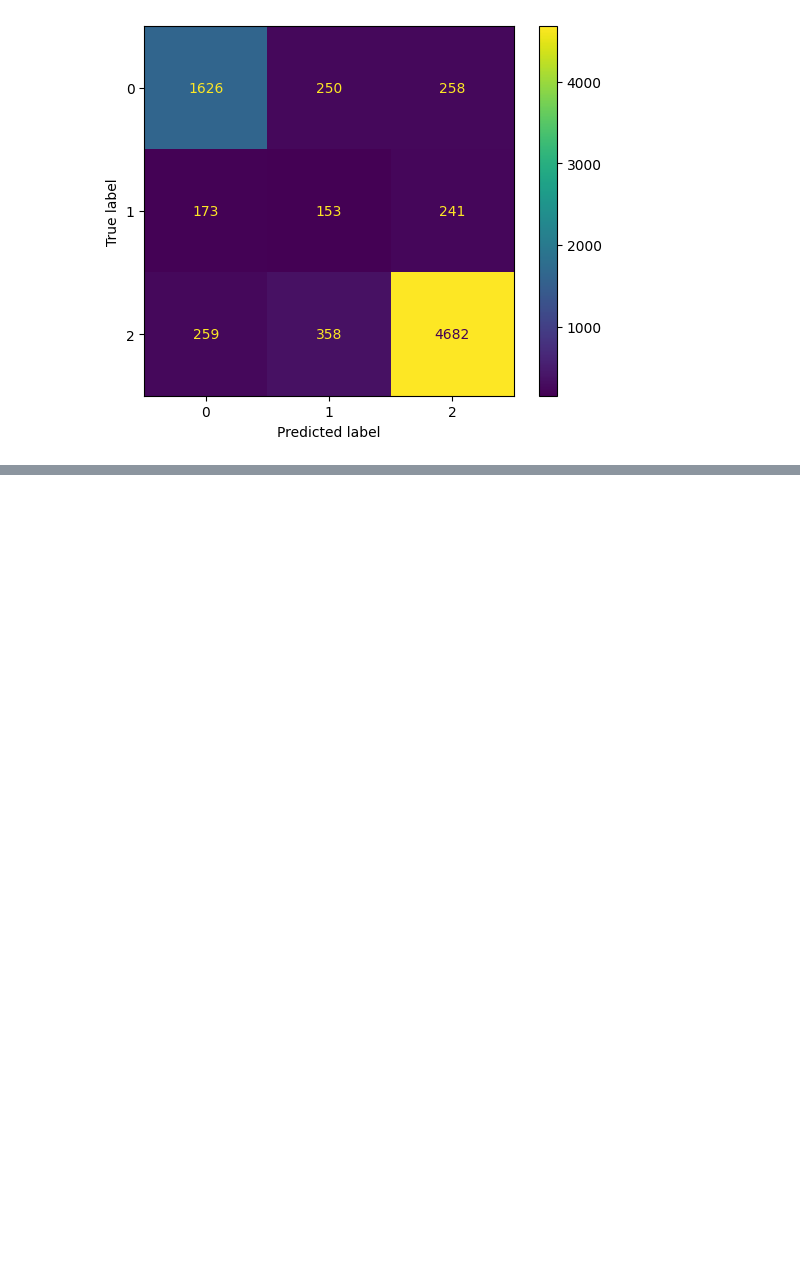
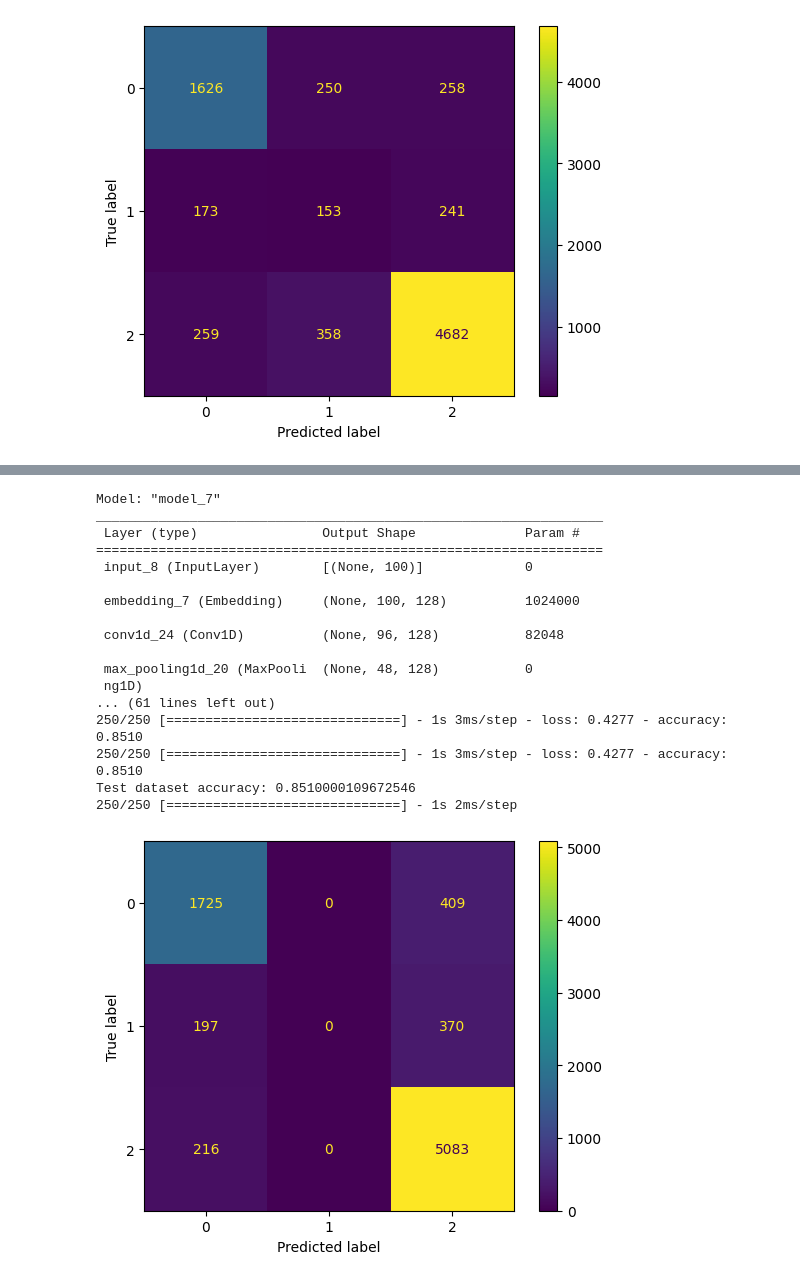
Before and after one commit to balooooooooo/bean-classification, a Jupyter notebook: text_classification.ipynb, the cells around one changed output, grey strips where cells are left out. Saved outputs shown, nothing was run; the diff lists cells and outputs as text; code cells hidden in the pictures; blank space fills up the shorter version.

```diff
--- a/text_classification.ipynb
+++ b/text_classification.ipynb
@@ -314,15 +314,13 @@ def create_CNN(max_length, embedding_dim = 128, dropout_rate = 0.5, optimizer =
     x = layers.MaxPooling1D(pool_size=2)(x)
     x = layers.Conv1D(filters=32, kernel_size=4, padding='same', activation=activation)(x)
     x = layers.MaxPooling1D(pool_size=2)(x)
-    x = layers.Conv1D(filters=32, kernel_size=4, padding='same', activation=activation)(x)
-    x = layers.MaxPooling1D(pool_size=2)(x)
     x = layers.Dense(10, activation = 'sigmoid')(x)
     x = layers.Dropout(dropout_rate)(x)
     x = keras.layers.Flatten()(x)
 
     outputs = layers.Dense(3, activation = 'sigmoid')(x)
     model = keras.Model(inputs, outputs)
-    model.compile(optimizer=optimizer, loss="sparse_categorical_crossentropy", metrics=[metrics])
+    model.compile(optimizer=optimizer, loss="sparse_categorical_crossentropy", metrics=["accuracy"])
 
     return model
 # %% [markdown]
@@ -511,0 +515,32 @@ Test dataset accuracy: 0.8076249957084656
+# %%
+model = create_CNN(max_length)
+model.summary()
+
+# Train the model (replace with your training and validation data)
+callbacks = [
+    keras.callbacks.EarlyStopping(monitor='val_loss', patience=3, min_delta=0.002, restore_best_weights=True),
+]
+
+history = model.fit(train_ds.cache(), epochs=20, validation_data=val_ds.cache(), callbacks=callbacks)
+model.evaluate(test_ds)
+print(f"Test dataset accuracy: {model.evaluate(test_ds)[1]}")
+get_conf_matrix(model)
+# %% [output]
+Model: "model_7"
+_________________________________________________________________
+ Layer (type)                Output Shape              Param #
+=================================================================
+ input_8 (InputLayer)        [(None, 100)]             0
+
+ embedding_7 (Embedding)     (None, 100, 128)          1024000
+
+ conv1d_24 (Conv1D)          (None, 96, 128)           82048
+
+ max_pooling1d_20 (MaxPooli  (None, 48, 128)           0
+ ng1D)
+... (61 lines left out)
+250/250 [==============================] - 1s 3ms/step - loss: 0.4277 - accuracy: 0.8510
+250/250 [==============================] - 1s 3ms/step - loss: 0.4277 - accuracy: 0.8510
+Test dataset accuracy: 0.8510000109672546
+250/250 [==============================] - 1s 2ms/step
+[figure, added]
```
Also changed, not shown: parts of 10 cells of this notebook.
